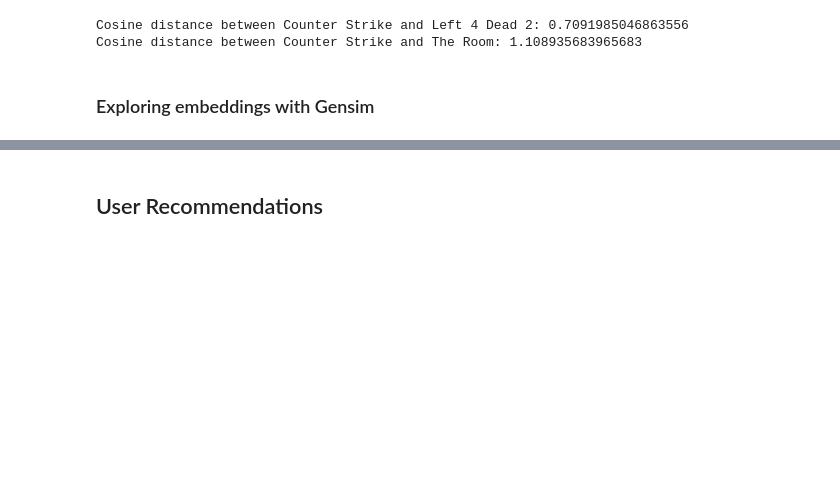
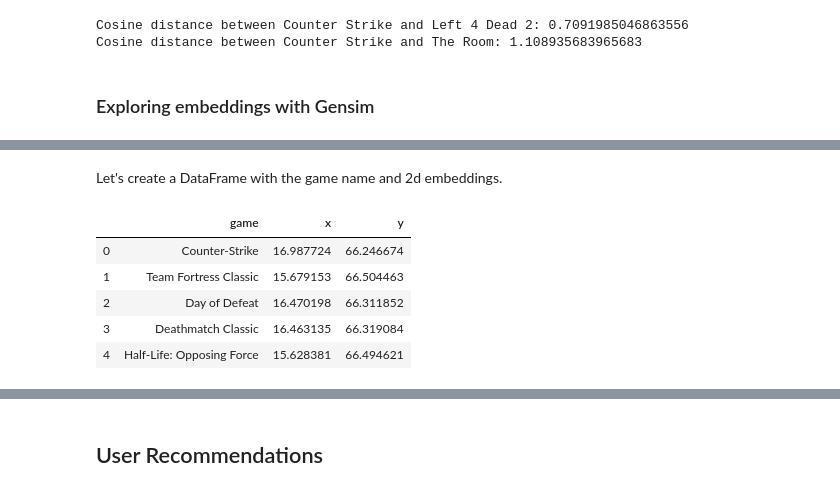
Before and after one commit to nadinezab/video-game-recs, a Jupyter notebook: 4-Modelling.ipynb, the cells around one changed output, grey strips where cells are left out. Cells and saved outputs as stored; diff of their text form; code cells hidden in the pictures; blank space fills up the shorter version.

```diff
--- a/4-Modelling.ipynb
+++ b/4-Modelling.ipynb
@@ -426,0 +553,24 @@ kv.most_similar('Counter-Strike')
+# %% [markdown]
+Let's create a DataFrame with the game name and 2d embeddings.
+# %%
+# Create DF
+embeddingsdf = pd.DataFrame()
+
+# Add game names
+embeddingsdf['game'] = gameslist
+
+# Add x coordinate
+embeddingsdf['x'] = embeddings2d[:,0]
+
+# Add y coordinate
+embeddingsdf['y'] = embeddings2d[:,1]
+
+# Check
+embeddingsdf.head()
+# %% [output]
+|  | game | x | y |
+| 0 | Counter-Strike | 16.987724 | 66.246674 |
+| 1 | Team Fortress Classic | 15.679153 | 66.504463 |
+| 2 | Day of Defeat | 16.470198 | 66.311852 |
+| 3 | Deathmatch Classic | 16.463135 | 66.319084 |
+| 4 | Half-Life: Opposing Force | 15.628381 | 66.494621 |
```
Also changed, not shown: parts of 29 cells of this notebook.
